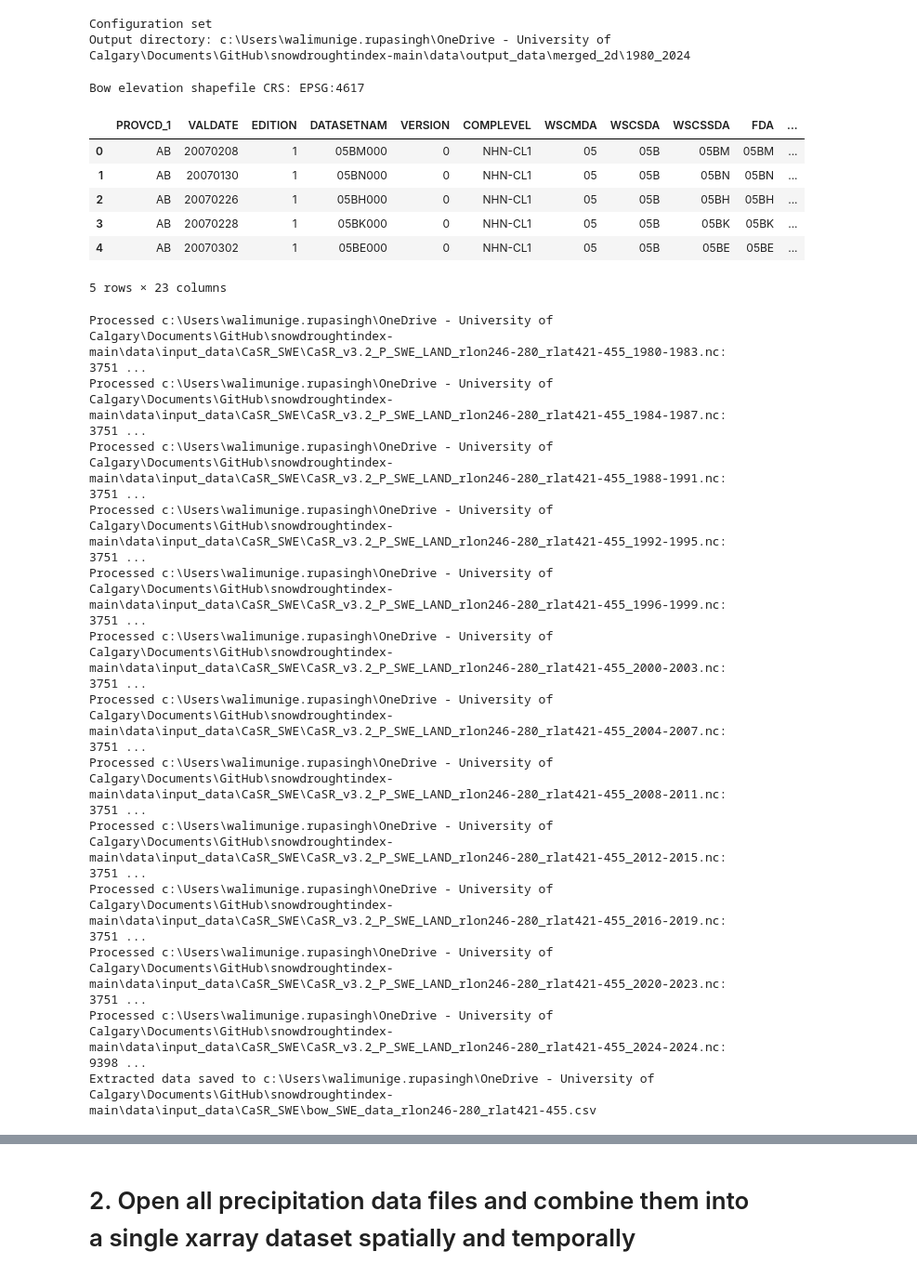
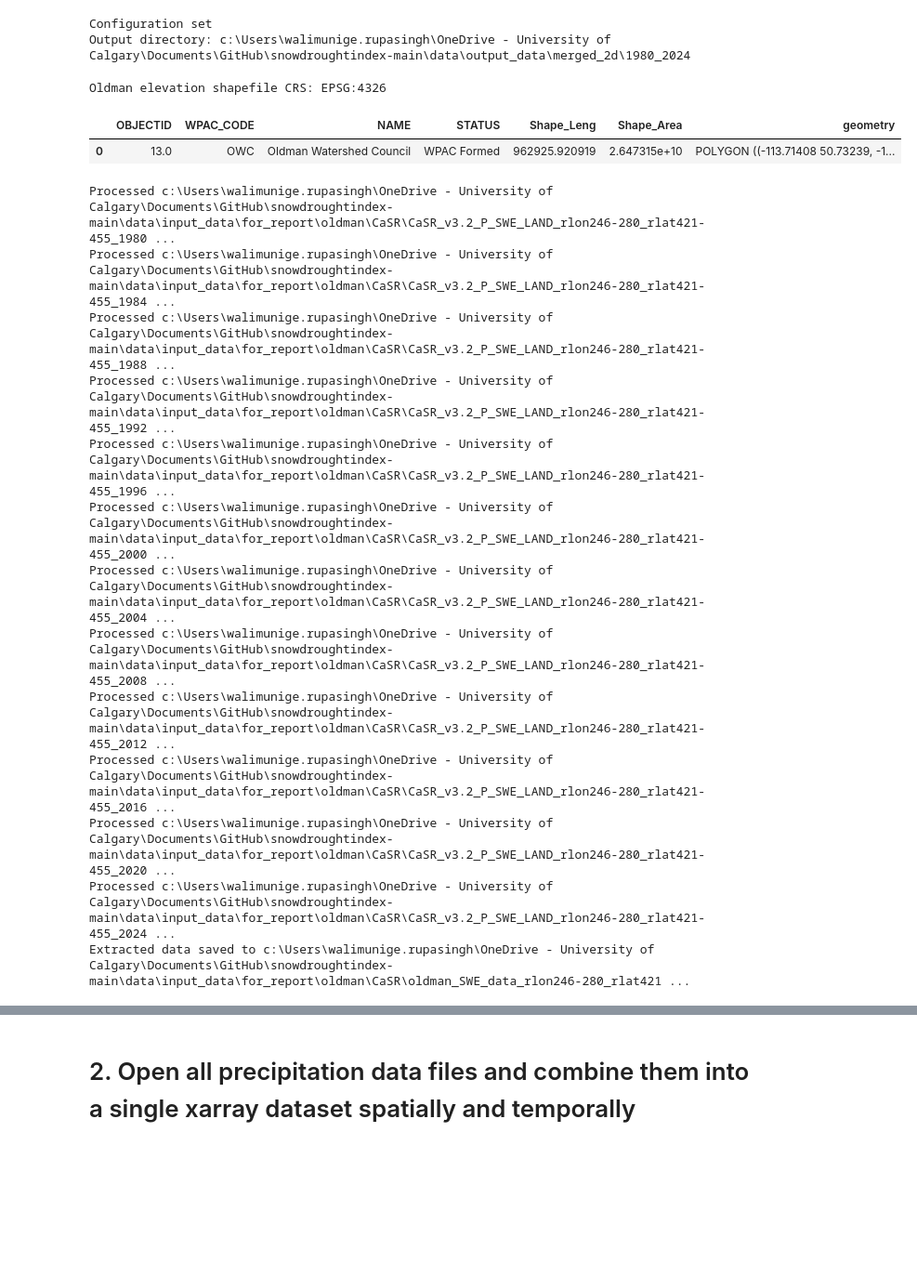
Before and after one commit to Nadiesenali/snowdroughtindex-main, a Jupyter notebook: notebooks/workflows/0.3_CaSR_data_preparation.ipynb, the cells around one changed output, grey strips where cells are left out. Shown at 93% size. Cells and saved outputs as stored; diff of their text form; code cells hidden in the pictures; blank space fills up the shorter version.

```diff
--- a/notebooks/workflows/0.3_CaSR_data_preparation.ipynb
+++ b/notebooks/workflows/0.3_CaSR_data_preparation.ipynb
@@ -48,6 +48,8 @@ logger = logging.getLogger(__name__)
 # %%
 # Configuration
 config = {
+    'casr_SWE_Oldman__input_dir': project_root / 'data' / 'input_data' / 'for_report' / 'oldman'/'CaSR',
+    'shapefile_Oldman_dir': project_root / 'data' / 'input_data' / 'shapefiles'/'Oldman_shapefile'/'OW_area.shp',
     'casr_SWE_input_dir': project_root / 'data' / 'input_data' / 'CaSR_SWE',
     'casr_P_input_dir': project_root / 'data' / 'input_data' / 'CaSR_precipitation',
     'casr_temp_input_dir': project_root / 'data' / 'input_data' / 'CaSR_air_temp',
@@ -75,22 +77,17 @@ Configuration set
 Output directory: c:\Users\walimunige.rupasingh\OneDrive - University of Calgary\Documents\GitHub\snowdroughtindex-main\data\output_data\merged_2d\1980_2024
 # %%
 # Read the shapefile using geopandas
-bow_elevation = gpd.read_file(config['shapefile_dir'])
+oldman_elevation = gpd.read_file(config['shapefile_Oldman_dir'])
 # Set CRS if not already set (assume WGS84)
-if bow_elevation.crs is None:
-    bow_elevation.set_crs(epsg=4326, inplace=True)
-print(f"Bow elevation shapefile CRS: {bow_elevation.crs}")
+if oldman_elevation.crs is None:
+    oldman_elevation.set_crs(epsg=4326, inplace=True)
+print(f"Oldman elevation shapefile CRS: {oldman_elevation.crs}")
 
-display(bow_elevation.head())
+display(oldman_elevation.head())
 # %% [output]
-Bow elevation shapefile CRS: EPSG:4617
+Oldman elevation shapefile CRS: EPSG:4326
-|  | PROVCD_1 | VALDATE | EDITION | DATASETNAM | VERSION | COMPLEVEL | WSCMDA | WSCSDA | WSCSSDA | FDA | ... |
-| 0 | AB | 20070208 | 1 | 05BM000 | 0 | NHN-CL1 | 05 | 05B | 05BM | 05BM | ... |
-| 1 | AB | 20070130 | 1 | 05BN000 | 0 | NHN-CL1 | 05 | 05B | 05BN | 05BN | ... |
-| 2 | AB | 20070226 | 1 | 05BH000 | 0 | NHN-CL1 | 05 | 05B | 05BH | 05BH | ... |
-| 3 | AB | 20070228 | 1 | 05BK000 | 0 | NHN-CL1 | 05 | 05B | 05BK | 05BK | ... |
-| 4 | AB | 20070302 | 1 | 05BE000 | 0 | NHN-CL1 | 05 | 05B | 05BE | 05BE | ... |
+|  | OBJECTID | WPAC_CODE | NAME | STATUS | Shape_Leng | Shape_Area | geometry |
+| 0 | 13.0 | OWC | Oldman Watershed Council | WPAC Formed | 962925.920919 | 2.647315e+10 | POLYGON ((-113.71408 50.73239, -1... |
-5 rows × 23 columns
 # %%
 def clip_data(config, bow_elevation, file_wildcard,
                            output_csv_name="bow_vwind_data.csv"):
@@ -192,7 +189,7 @@ def clip_data(config, bow_elevation, file_wildcard,
     return all_clipped
 # %%
 # List all NetCDF files
-file_pattern = str(config['casr_SWE_input_dir'] / "CaSR_v3.2_P_SWE_LAND_rlon246-280_rlat421-455_*.nc")
+file_pattern = str(config['casr_SWE_Oldman__input_dir'] / "CaSR_v3.2_P_SWE_LAND_rlon246-280_rlat421-455_*.nc")
 file_list = sorted(glob.glob(file_pattern))
 
 # Prepare an empty list to collect clipped data
@@ -217,20 +214,20 @@ for nc_file in file_list:
     if gdf_swe.crs is None:
         gdf_swe.set_crs(epsg=4326, inplace=True)
 
-    # Check bow_elevation CRS and reproject if necessary
-    if bow_elevation is None or not hasattr(bow_elevation, "crs"):
-        raise ValueError("bow_elevation GeoDataFrame not found or has no CRS. Set bow_elevation.crs before clipping.")
-    if bow_elevation.crs is None:
-        raise ValueError("bow_elevation.crs is None. Please set the CRS for bow_elevation before clipping.")
+    # Check oldman_elevation CRS and reproject if necessary
+    if oldman_elevation.crs is None or not hasattr(oldman_elevation, "crs"):
+        raise ValueError("oldman_elevation GeoDataFrame not found or has no CRS. Set oldman_elevation.crs before clipping.")
+    if oldman_elevation.crs is None:
+        raise ValueError("oldman_elevation.crs is None. Please set the CRS for oldman_elevation before clipping.")
 
     # Reproject shapefile to match gdf_swe CRS (do not overwrite original unless desired)
-    if bow_elevation.crs != gdf_swe.crs:
-        bow_elevation_proj = bow_elevation.to_crs(gdf_swe.crs)
+    if oldman_elevation.crs != gdf_swe.crs:
+        oldman_elevation_proj = oldman_elevation.to_crs(gdf_swe.crs)
     else:
-        bow_elevation_proj = bow_elevation
+        oldman_elevation_proj = oldman_elevation
 
     # Clip to shapefile
-    gdf_swe_clipped = gpd.clip(gdf_swe, bow_elevation_proj)
+    gdf_swe_clipped = gpd.clip(gdf_swe, oldman_elevation_proj)
 
     # Append to list
     clipped_list.append(gdf_swe_clipped)
@@ -247,25 +244,25 @@ else:
 output_path = str(config['combined_casr_dir']) + os.sep
 
 # Save to CSV
-output_file = config['casr_SWE_input_dir'] / 'bow_SWE_data_rlon246-280_rlat421-455.csv'
+output_file = config['casr_SWE_Oldman__input_dir'] / 'oldman_SWE_data_rlon246-280_rlat421-455.csv'
 all_clipped.to_csv(output_file, index=False)
 print(f"Extracted data saved to {output_file}")
 
 # Display a sample
 #display(all_clipped.head())
 # %% [output]
-Processed c:\Users\walimunige.rupasingh\OneDrive - University of Calgary\Documents\GitHub\snowdroughtindex-main\data\input_data\CaSR_SWE\CaSR_v3.2_P_SWE_LAND_rlon246-280_rlat421-455_1980-1983.nc: 3751 ...
-Processed c:\Users\walimunige.rupasingh\OneDrive - University of Calgary\Documents\GitHub\snowdroughtindex-main\data\input_data\CaSR_SWE\CaSR_v3.2_P_SWE_LAND_rlon246-280_rlat421-455_1984-1987.nc: 3751 ...
-Processed c:\Users\walimunige.rupasingh\OneDrive - University of Calgary\Documents\GitHub\snowdroughtindex-main\data\input_data\CaSR_SWE\CaSR_v3.2_P_SWE_LAND_rlon246-280_rlat421-455_1988-1991.nc: 3751 ...
-Processed c:\Users\walimunige.rupasingh\OneDrive - University of Calgary\Documents\GitHub\snowdroughtindex-main\data\input_data\CaSR_SWE\CaSR_v3.2_P_SWE_LAND_rlon246-280_rlat421-455_1992-1995.nc: 3751 ...
-Processed c:\Users\walimunige.rupasingh\OneDrive - University of Calgary\Documents\GitHub\snowdroughtindex-main\data\input_data\CaSR_SWE\CaSR_v3.2_P_SWE_LAND_rlon246-280_rlat421-455_1996-1999.nc: 3751 ...
-Processed c:\Users\walimunige.rupasingh\OneDrive - University of Calgary\Documents\GitHub\snowdroughtindex-main\data\input_data\CaSR_SWE\CaSR_v3.2_P_SWE_LAND_rlon246-280_rlat421-455_2000-2003.nc: 3751 ...
-Processed c:\Users\walimunige.rupasingh\OneDrive - University of Calgary\Documents\GitHub\snowdroughtindex-main\data\input_data\CaSR_SWE\CaSR_v3.2_P_SWE_LAND_rlon246-280_rlat421-455_2004-2007.nc: 3751 ...
-Processed c:\Users\walimunige.rupasingh\OneDrive - University of Calgary\Documents\GitHub\snowdroughtindex-main\data\input_data\CaSR_SWE\CaSR_v3.2_P_SWE_LAND_rlon246-280_rlat421-455_2008-2011.nc: 3751 ...
-Processed c:\Users\walimunige.rupasingh\OneDrive - University of Calgary\Documents\GitHub\snowdroughtindex-main\data\input_data\CaSR_SWE\CaSR_v3.2_P_SWE_LAND_rlon246-280_rlat421-455_2012-2015.nc: 3751 ...
-Processed c:\Users\walimunige.rupasingh\OneDrive - University of Calgary\Documents\GitHub\snowdroughtindex-main\data\input_data\CaSR_SWE\CaSR_v3.2_P_SWE_LAND_rlon246-280_rlat421-455_2016-2019.nc: 3751 ...
-Processed c:\Users\walimunige.rupasingh\OneDrive - University of Calgary\Documents\GitHub\snowdroughtindex-main\data\input_data\CaSR_SWE\CaSR_v3.2_P_SWE_LAND_rlon246-280_rlat421-455_2020-2023.nc: 3751 ...
-Processed c:\Users\walimunige.rupasingh\OneDrive - University of Calgary\Documents\GitHub\snowdroughtindex-main\data\input_data\CaSR_SWE\CaSR_v3.2_P_SWE_LAND_rlon246-280_rlat421-455_2024-2024.nc: 9398 ...
-Extracted data saved to c:\Users\walimunige.rupasingh\OneDrive - University of Calgary\Documents\GitHub\snowdroughtindex-main\data\input_data\CaSR_SWE\bow_SWE_data_rlon246-280_rlat421-455.csv
+Processed c:\Users\walimunige.rupasingh\OneDrive - University of Calgary\Documents\GitHub\snowdroughtindex-main\data\input_data\for_report\oldman\CaSR\CaSR_v3.2_P_SWE_LAND_rlon246-280_rlat421-455_1980 ...
+Processed c:\Users\walimunige.rupasingh\OneDrive - University of Calgary\Documents\GitHub\snowdroughtindex-main\data\input_data\for_report\oldman\CaSR\CaSR_v3.2_P_SWE_LAND_rlon246-280_rlat421-455_1984 ...
+Processed c:\Users\walimunige.rupasingh\OneDrive - University of Calgary\Documents\GitHub\snowdroughtindex-main\data\input_data\for_report\oldman\CaSR\CaSR_v3.2_P_SWE_LAND_rlon246-280_rlat421-455_1988 ...
+Processed c:\Users\walimunige.rupasingh\OneDrive - University of Calgary\Documents\GitHub\snowdroughtindex-main\data\input_data\for_report\oldman\CaSR\CaSR_v3.2_P_SWE_LAND_rlon246-280_rlat421-455_1992 ...
+Processed c:\Users\walimunige.rupasingh\OneDrive - University of Calgary\Documents\GitHub\snowdroughtindex-main\data\input_data\for_report\oldman\CaSR\CaSR_v3.2_P_SWE_LAND_rlon246-280_rlat421-455_1996 ...
+Processed c:\Users\walimunige.rupasingh\OneDrive - University of Calgary\Documents\GitHub\snowdroughtindex-main\data\input_data\for_report\oldman\CaSR\CaSR_v3.2_P_SWE_LAND_rlon246-280_rlat421-455_2000 ...
+Processed c:\Users\walimunige.rupasingh\OneDrive - University of Calgary\Documents\GitHub\snowdroughtindex-main\data\input_data\for_report\oldman\CaSR\CaSR_v3.2_P_SWE_LAND_rlon246-280_rlat421-455_2004 ...
+Processed c:\Users\walimunige.rupasingh\OneDrive - University of Calgary\Documents\GitHub\snowdroughtindex-main\data\input_data\for_report\oldman\CaSR\CaSR_v3.2_P_SWE_LAND_rlon246-280_rlat421-455_2008 ...
+Processed c:\Users\walimunige.rupasingh\OneDrive - University of Calgary\Documents\GitHub\snowdroughtindex-main\data\input_data\for_report\oldman\CaSR\CaSR_v3.2_P_SWE_LAND_rlon246-280_rlat421-455_2012 ...
+Processed c:\Users\walimunige.rupasingh\OneDrive - University of Calgary\Documents\GitHub\snowdroughtindex-main\data\input_data\for_report\oldman\CaSR\CaSR_v3.2_P_SWE_LAND_rlon246-280_rlat421-455_2016 ...
+Processed c:\Users\walimunige.rupasingh\OneDrive - University of Calgary\Documents\GitHub\snowdroughtindex-main\data\input_data\for_report\oldman\CaSR\CaSR_v3.2_P_SWE_LAND_rlon246-280_rlat421-455_2020 ...
+Processed c:\Users\walimunige.rupasingh\OneDrive - University of Calgary\Documents\GitHub\snowdroughtindex-main\data\input_data\for_report\oldman\CaSR\CaSR_v3.2_P_SWE_LAND_rlon246-280_rlat421-455_2024 ...
+Extracted data saved to c:\Users\walimunige.rupasingh\OneDrive - University of Calgary\Documents\GitHub\snowdroughtindex-main\data\input_data\for_report\oldman\CaSR\oldman_SWE_data_rlon246-280_rlat421 ...
 # %%
 # open csv files (use the correct config key 'casr_vwind_input_dir')
```
Also changed, not shown: parts of 3 cells of this notebook, 2 other files.
